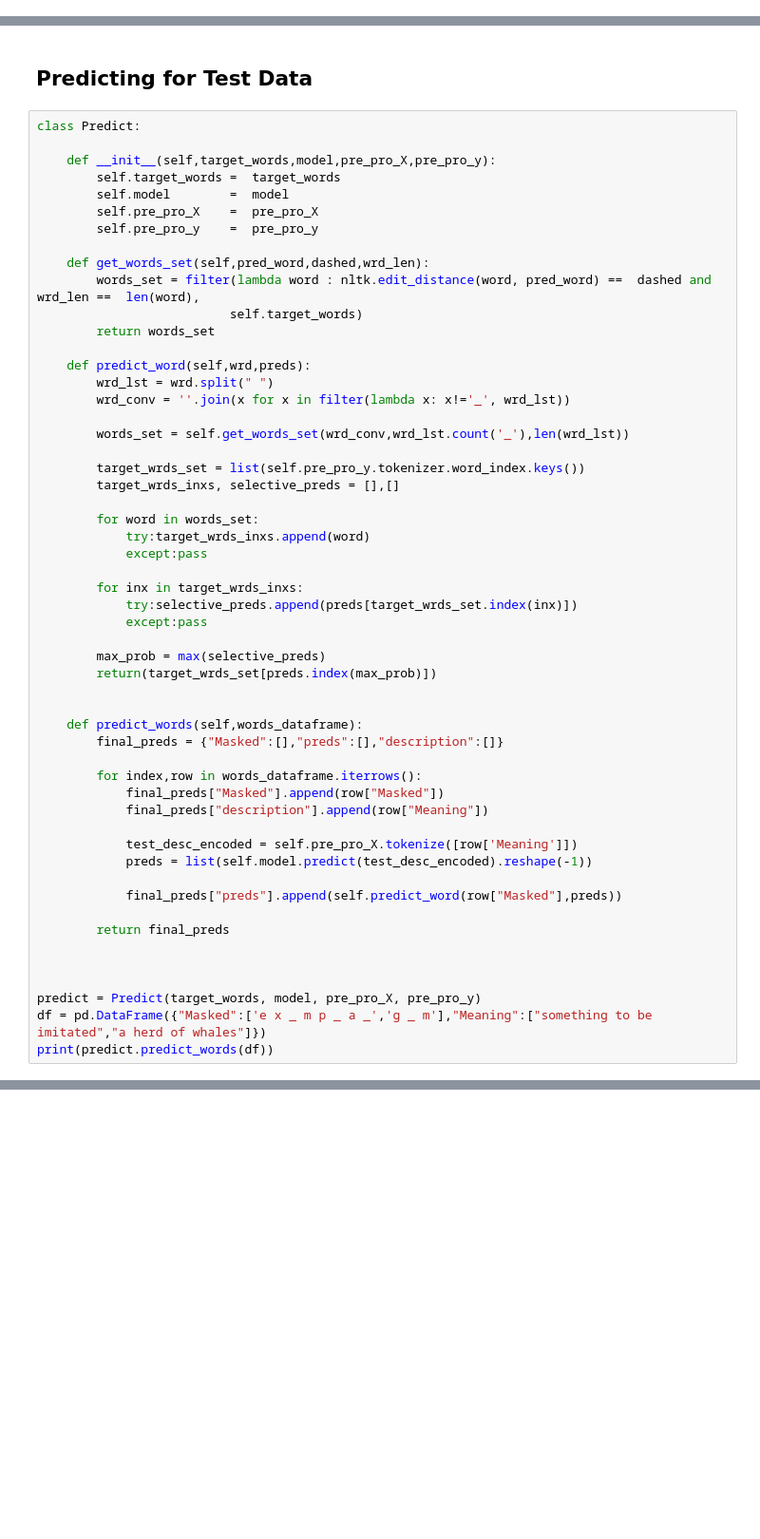
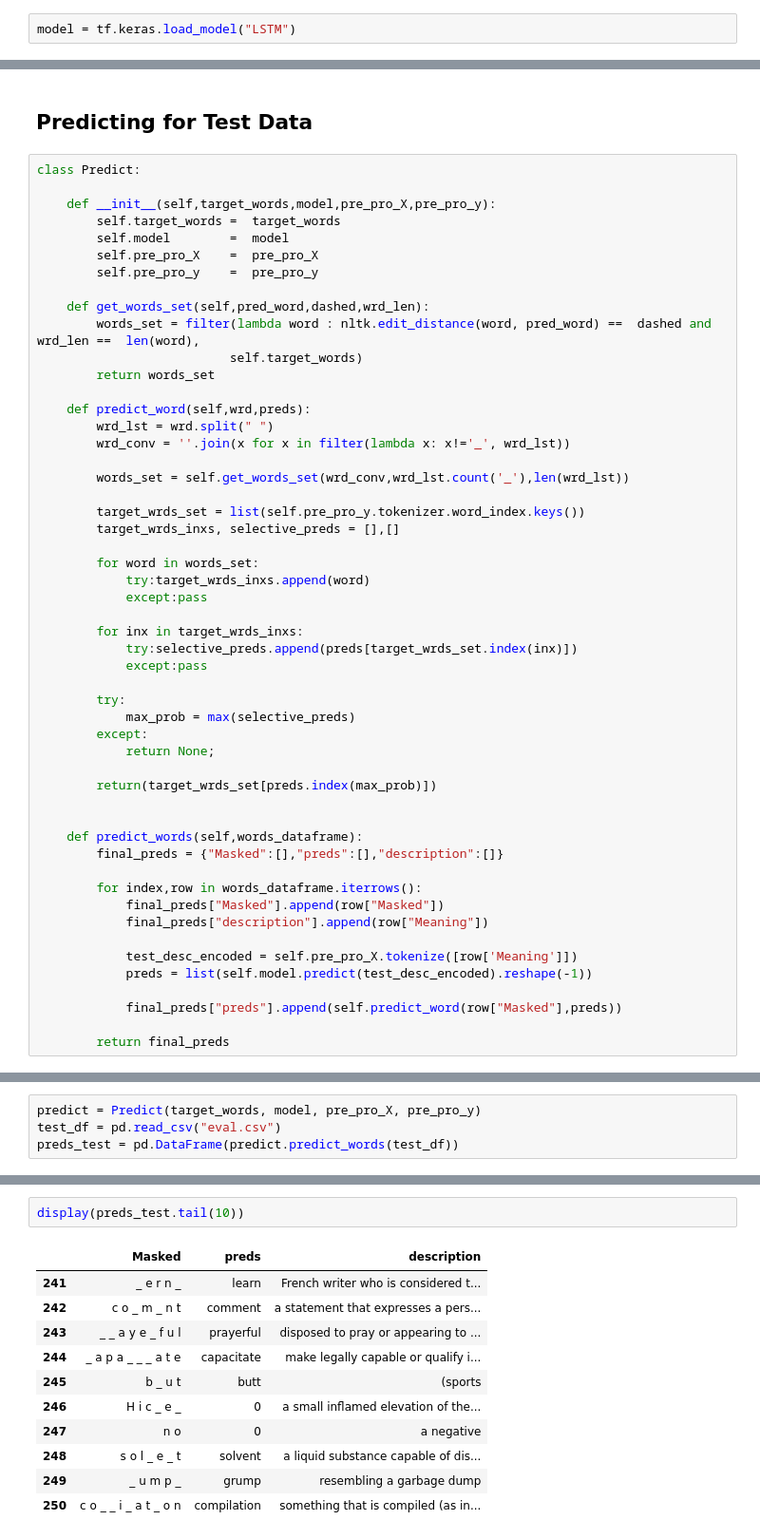
Before and after one commit to sinking8/HangMan, a Jupyter notebook: Assignment.ipynb, the cells around one changed output, grey strips where cells are left out. Shown: that part at 95% size. Cells and saved outputs as stored; diff of their text form; blank space fills up the shorter version.

Commit message:
final model

```diff
--- a/Assignment.ipynb
+++ b/Assignment.ipynb
@@ -139,5 +160,7 @@ print(model.summary())
 # %% [markdown]
 ## Loading the Model
+# %%
+model = tf.keras.load_model("LSTM")
 # %% [markdown]
 ## Model Evaluation
 # %%
@@ -185,7 +212,11 @@ class Predict:
             try:selective_preds.append(preds[target_wrds_set.index(inx)])
             except:pass
 
-        max_prob = max(selective_preds)
+        try:
+            max_prob = max(selective_preds)
+        except:
+            return None;
+
         return(target_wrds_set[preds.index(max_prob)])
 
 
@@ -202,9 +233,3 @@ class Predict:
             final_preds["preds"].append(self.predict_word(row["Masked"],preds))
 
         return final_preds
-
-
-
-predict = Predict(target_words, model, pre_pro_X, pre_pro_y)
-df = pd.DataFrame({"Masked":['e x _ m p _ a _','g _ m'],"Meaning":["something to be imitated","a herd of whales"]})
-print(predict.predict_words(df))
@@ -214,0 +236,4 @@ print(data.head(2))
+# %%
+predict = Predict(target_words, model, pre_pro_X, pre_pro_y)
+test_df = pd.read_csv("eval.csv")
+preds_test = pd.DataFrame(predict.predict_words(test_df))
@@ -214,0 +246,14 @@ print(data.head(2))
+# %%
+display(preds_test.tail(10))
+# %% [output]
+|  | Masked | preds | description |
+| 241 | _ e r n _ | learn | French writer who is considered t... |
+| 242 | c o _ m _ n t | comment | a statement that expresses a pers... |
+| 243 | _ _ a y e _ f u l | prayerful | disposed to pray or appearing to ... |
+| 244 | _ a p a _ _ _ a t e | capacitate | make legally capable or qualify i... |
+| 245 | b _ u t | butt | (sports |
+| 246 | H i c _ e _ | 0 | a small inflamed elevation of the... |
+| 247 | n o | 0 | a negative |
+| 248 | s o l _ e _ t | solvent | a liquid substance capable of dis... |
+| 249 | _ u m p _ | grump | resembling a garbage dump |
+| 250 | c o _ _ i _ a t _ o n | compilation | something that is compiled (as in... |
```
Also changed, not shown: parts of 12 cells of this notebook.
